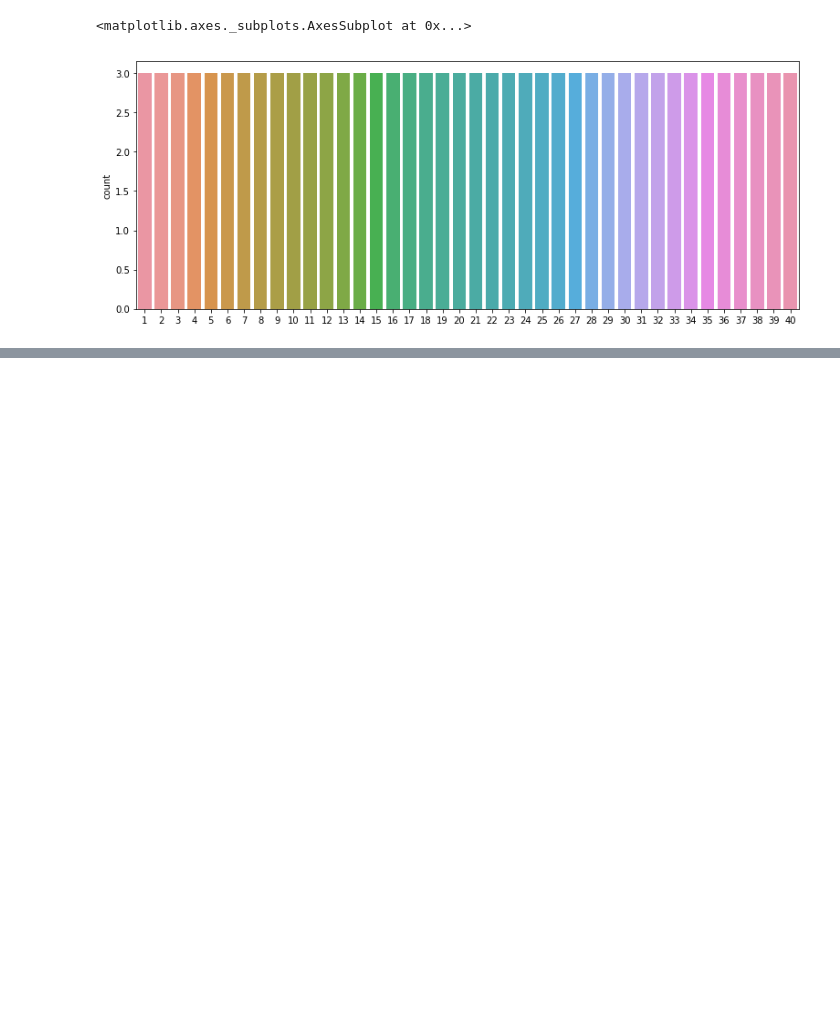
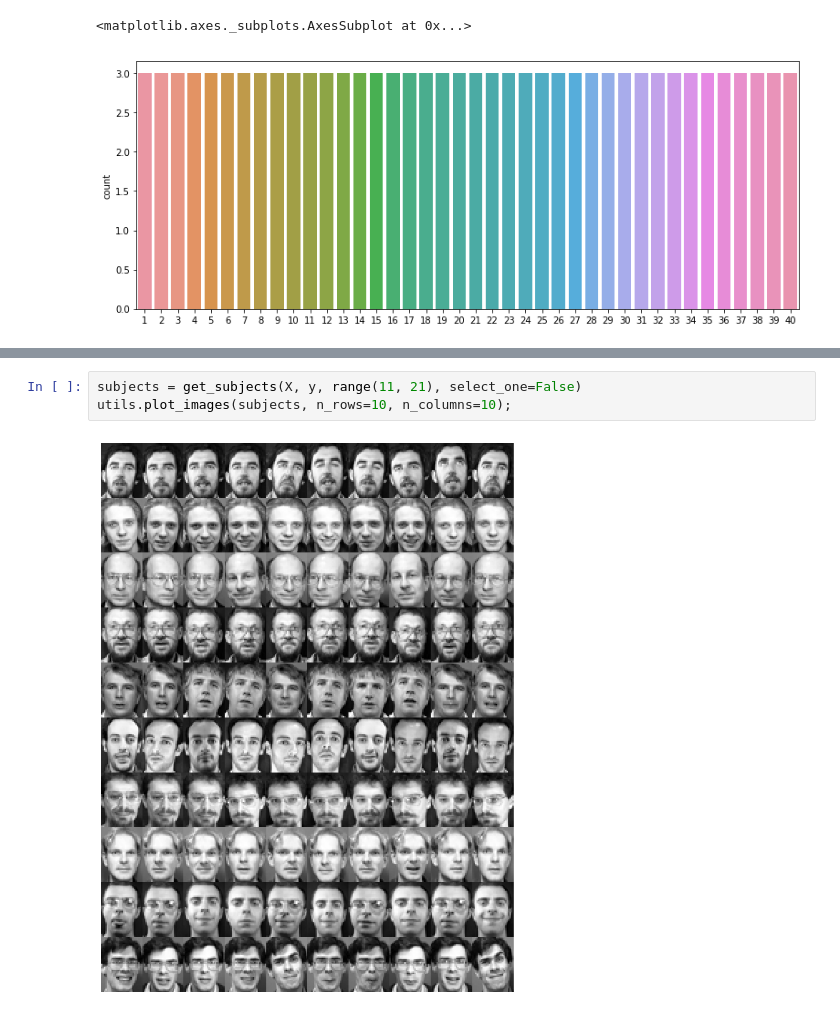
Before and after one commit to sheikhomar/popan, a Jupyter notebook: notebooks/dataset-orl.ipynb, the cells around one changed output, grey strips where cells are left out. Cells and saved outputs as stored; diff of their text form; blank space fills up the shorter version.

```diff
--- a/notebooks/dataset-orl.ipynb
+++ b/notebooks/dataset-orl.ipynb
@@ -51,0 +56,5 @@ plot_random(X_train)
+# %%
+subjects = get_subjects(X, y, range(11, 21), select_one=False)
+utils.plot_images(subjects, n_rows=10, n_columns=10);
+# %% [output]
+[figure, added]
```
Also changed, not shown: parts of 9 cells of this notebook, 4 other files.
